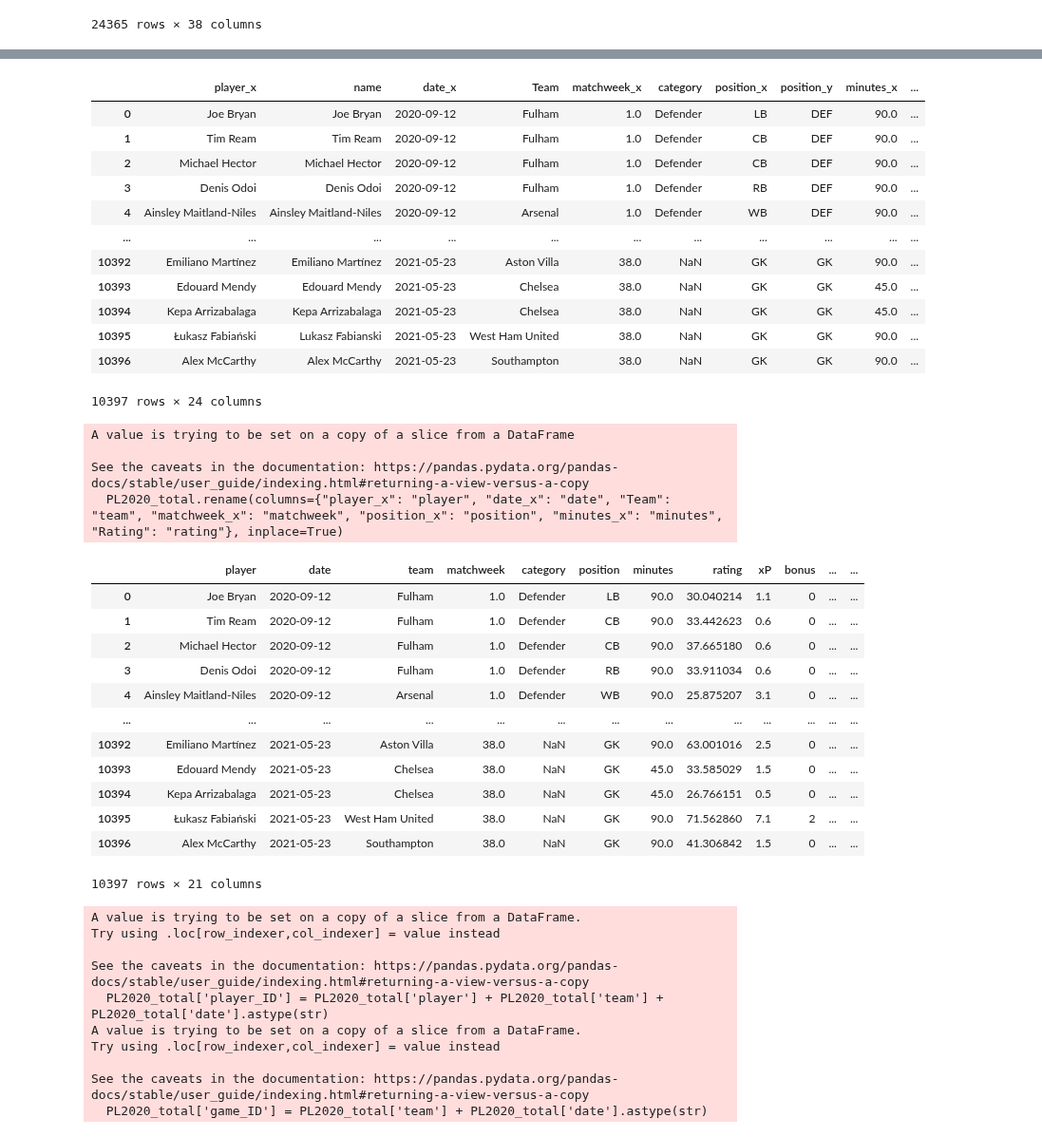
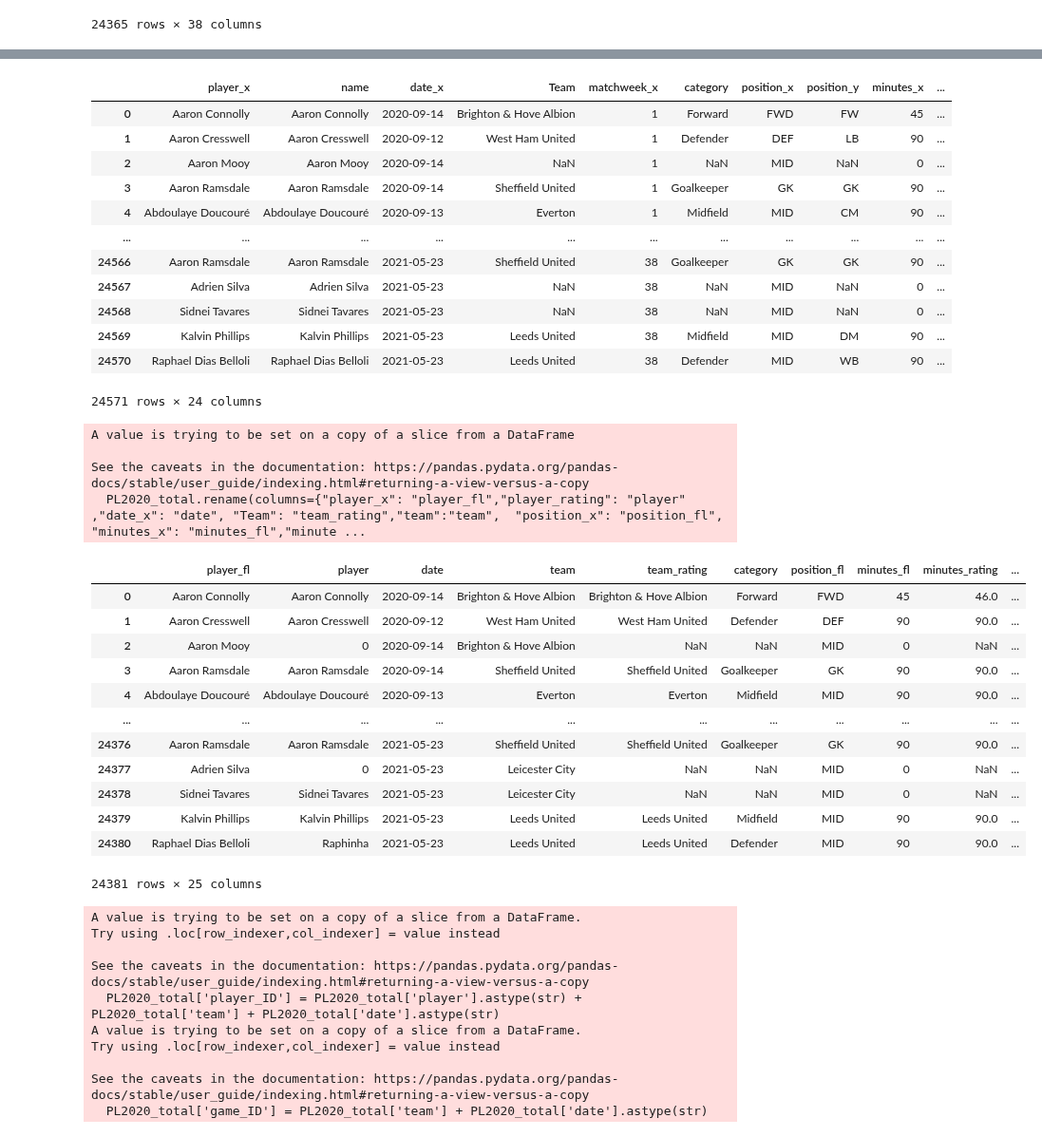
Before and after one commit to Giuliano99/Masterarbeit, a Jupyter notebook: NameMatching.ipynb, the cells around one changed output, grey strips where cells are left out. Shown at 95% size. Saved outputs shown, nothing was run; the diff lists cells and outputs as text; code cells hidden in the pictures.

Commit message:
started preparing player stats

```diff
--- a/NameMatching.ipynb
+++ b/NameMatching.ipynb
@@ -25,2 +26,3 @@ PL2020_ratings
 # %%
 PL2020_fl.replace(['Brighton', 'Leeds', 'Leicester', 'Man City', 'Man Utd', 'Newcastle', 'Sheffield Utd','Spurs','West Brom','West Ham', 'Wolves'], ['Brighton & Hove Albion', 'Leeds United', 'Leicester City','Manchester City', 'Manchester United', 'Newcastle United', 'Sheffield United','Tottenham Hotspur', 'West Bromwich Albion', 'West Ham United','Wolverhampton Wanderers'], inplace=True)
+PL2020_ratings.loc[PL2020_ratings['position'] == 'GK', 'category'] = 'Goalkeeper'
@@ -265,5 +288,5 @@ PL2020_ratings
 10394 rows × 10 columns
 # %%
-PL2020_matched = pd.merge(PL2020_ratings, PL2020_fl_matched , on='ID', how='left')
+PL2020_matched = pd.merge(PL2020_fl_matched, PL2020_ratings , on='ID', how='left')
 PL2020_matched
 # %% [output]
@@ -282,0 +306,3 @@ PL2020_matched
+# %%
+PL2020_matched['Rating'] = PL2020_matched['Rating'].fillna(0)
+PL2020_matched
@@ -285,16 +325,16 @@ PL2020_check = PL2020_matched[['player_x','name' ,'date_x' ,'Team', 'matchweek_x
 PL2020_check
 # %% [output]
 |  | player_x | name | date_x | Team | matchweek_x | category | position_x | position_y | minutes_x | ... |
-| 0 | Joe Bryan | Joe Bryan | 2020-09-12 | Fulham | 1.0 | Defender | LB | DEF | 90.0 | ... |
-| 1 | Tim Ream | Tim Ream | 2020-09-12 | Fulham | 1.0 | Defender | CB | DEF | 90.0 | ... |
-| 2 | Michael Hector | Michael Hector | 2020-09-12 | Fulham | 1.0 | Defender | CB | DEF | 90.0 | ... |
-| 3 | Denis Odoi | Denis Odoi | 2020-09-12 | Fulham | 1.0 | Defender | RB | DEF | 90.0 | ... |
-| 4 | Ainsley Maitland-Niles | Ainsley Maitland-Niles | 2020-09-12 | Arsenal | 1.0 | Defender | WB | DEF | 90.0 | ... |
+| 0 | Aaron Connolly | Aaron Connolly | 2020-09-14 | Brighton & Hove Albion | 1 | Forward | FWD | FW | 45 | ... |
+| 1 | Aaron Cresswell | Aaron Cresswell | 2020-09-12 | West Ham United | 1 | Defender | DEF | LB | 90 | ... |
+| 2 | Aaron Mooy | Aaron Mooy | 2020-09-14 | NaN | 1 | NaN | MID | NaN | 0 | ... |
+| 3 | Aaron Ramsdale | Aaron Ramsdale | 2020-09-14 | Sheffield United | 1 | Goalkeeper | GK | GK | 90 | ... |
+| 4 | Abdoulaye Doucouré | Abdoulaye Doucouré | 2020-09-13 | Everton | 1 | Midfield | MID | CM | 90 | ... |
 | ... | ... | ... | ... | ... | ... | ... | ... | ... | ... | ... |
-| 10392 | Emiliano Martínez | Emiliano Martínez | 2021-05-23 | Aston Villa | 38.0 | NaN | GK | GK | 90.0 | ... |
-| 10393 | Edouard Mendy | Edouard Mendy | 2021-05-23 | Chelsea | 38.0 | NaN | GK | GK | 45.0 | ... |
-| 10394 | Kepa Arrizabalaga | Kepa Arrizabalaga | 2021-05-23 | Chelsea | 38.0 | NaN | GK | GK | 45.0 | ... |
-| 10395 | Łukasz Fabiański | Lukasz Fabianski | 2021-05-23 | West Ham United | 38.0 | NaN | GK | GK | 90.0 | ... |
-| 10396 | Alex McCarthy | Alex McCarthy | 2021-05-23 | Southampton | 38.0 | NaN | GK | GK | 90.0 | ... |
+| 24566 | Aaron Ramsdale | Aaron Ramsdale | 2021-05-23 | Sheffield United | 38 | Goalkeeper | GK | GK | 90 | ... |
+| 24567 | Adrien Silva | Adrien Silva | 2021-05-23 | NaN | 38 | NaN | MID | NaN | 0 | ... |
+| 24568 | Sidnei Tavares | Sidnei Tavares | 2021-05-23 | NaN | 38 | NaN | MID | NaN | 0 | ... |
+| 24569 | Kalvin Phillips | Kalvin Phillips | 2021-05-23 | Leeds United | 38 | Midfield | MID | DM | 90 | ... |
+| 24570 | Raphael Dias Belloli | Raphael Dias Belloli | 2021-05-23 | Leeds United | 38 | Defender | MID | WB | 90 | ... |
-10397 rows × 24 columns
+24571 rows × 24 columns
 # %%
@@ -302,34 +342,34 @@ PL2020_check.to_excel('check_2020.xlsx')
 # %%
-PL2020_total = PL2020_matched[['player_x','date_x' ,'Team', 'matchweek_x', 'category','position_x',  'minutes_x', 'Rating', 'xP', 'bonus', 'bps',  'ict_index', 'influence', 'creativity','threat','total_points', 'transfers_balance', 'transfers_in', 'transfers_out', 'value', 'was_home' ]]
-PL2020_total.rename(columns={"player_x": "player", "date_x": "date", "Team": "team", "matchweek_x": "matchweek", "position_x": "position", "minutes_x": "minutes", "Rating": "rating"}, inplace=True)
+PL2020_total = PL2020_matched[['player_x','player_rating','date_x' ,'team','Team' ,'category','position_x', 'minutes_x' ,'minutes_y','Rating', 'xP', 'bonus', 'bps',  'ict_index', 'influence', 'creativity','threat','total_points', 'transfers_balance', 'transfers_in', 'transfers_out', 'value', 'was_home', 'opponent_team', 'selected' ]]
+PL2020_total.rename(columns={"player_x": "player_fl","player_rating": "player" ,"date_x": "date", "Team": "team_rating","team":"team",  "position_x": "position_fl", "minutes_x": "minutes_fl","minutes_y": "minutes_rating" ,"Rating": "rating"}, inplace=True)
 PL2020_total
 # %% [output]
 A value is trying to be set on a copy of a slice from a DataFrame
 
 See the caveats in the documentation: https://pandas.pydata.org/pandas-docs/stable/user_guide/indexing.html#returning-a-view-versus-a-copy
-  PL2020_total.rename(columns={"player_x": "player", "date_x": "date", "Team": "team", "matchweek_x": "matchweek", "position_x": "position", "minutes_x": "minutes", "Rating": "rating"}, inplace=True)
+  PL2020_total.rename(columns={"player_x": "player_fl","player_rating": "player" ,"date_x": "date", "Team": "team_rating","team":"team",  "position_x": "position_fl", "minutes_x": "minutes_fl","minute ...
-|  | player | date | team | matchweek | category | position | minutes | rating | xP | bonus | ... | ... |
-| 0 | Joe Bryan | 2020-09-12 | Fulham | 1.0 | Defender | LB | 90.0 | 30.040214 | 1.1 | 0 | ... | ... |
-| 1 | Tim Ream | 2020-09-12 | Fulham | 1.0 | Defender | CB | 90.0 | 33.442623 | 0.6 | 0 | ... | ... |
-| 2 | Michael Hector | 2020-09-12 | Fulham | 1.0 | Defender | CB | 90.0 | 37.665180 | 0.6 | 0 | ... | ... |
-| 3 | Denis Odoi | 2020-09-12 | Fulham | 1.0 | Defender | RB | 90.0 | 33.911034 | 0.6 | 0 | ... | ... |
-| 4 | Ainsley Maitland-Niles | 2020-09-12 | Arsenal | 1.0 | Defender | WB | 90.0 | 25.875207 | 3.1 | 0 | ... | ... |
-| ... | ... | ... | ... | ... | ... | ... | ... | ... | ... | ... | ... | ... |
-| 10392 | Emiliano Martínez | 2021-05-23 | Aston Villa | 38.0 | NaN | GK | 90.0 | 63.001016 | 2.5 | 0 | ... | ... |
-| 10393 | Edouard Mendy | 2021-05-23 | Chelsea | 38.0 | NaN | GK | 45.0 | 33.585029 | 1.5 | 0 | ... | ... |
-| 10394 | Kepa Arrizabalaga | 2021-05-23 | Chelsea | 38.0 | NaN | GK | 45.0 | 26.766151 | 0.5 | 0 | ... | ... |
-| 10395 | Łukasz Fabiański | 2021-05-23 | West Ham United | 38.0 | NaN | GK | 90.0 | 71.562860 | 7.1 | 2 | ... | ... |
-| 10396 | Alex McCarthy | 2021-05-23 | Southampton | 38.0 | NaN | GK | 90.0 | 41.306842 | 1.5 | 0 | ... | ... |
+|  | player_fl | player | date | team | team_rating | category | position_fl | minutes_fl | minutes_rating | ... |
+| 0 | Aaron Connolly | Aaron Connolly | 2020-09-14 | Brighton & Hove Albion | Brighton & Hove Albion | Forward | FWD | 45 | 46.0 | ... |
+| 1 | Aaron Cresswell | Aaron Cresswell | 2020-09-12 | West Ham United | West Ham United | Defender | DEF | 90 | 90.0 | ... |
+| 2 | Aaron Mooy | 0 | 2020-09-14 | Brighton & Hove Albion | NaN | NaN | MID | 0 | NaN | ... |
+| 3 | Aaron Ramsdale | Aaron Ramsdale | 2020-09-14 | Sheffield United | Sheffield United | Goalkeeper | GK | 90 | 90.0 | ... |
+| 4 | Abdoulaye Doucouré | Abdoulaye Doucouré | 2020-09-13 | Everton | Everton | Midfield | MID | 90 | 90.0 | ... |
+| ... | ... | ... | ... | ... | ... | ... | ... | ... | ... | ... |
+| 24376 | Aaron Ramsdale | Aaron Ramsdale | 2021-05-23 | Sheffield United | Sheffield United | Goalkeeper | GK | 90 | 90.0 | ... |
+| 24377 | Adrien Silva | 0 | 2021-05-23 | Leicester City | NaN | NaN | MID | 0 | NaN | ... |
+| 24378 | Sidnei Tavares | Sidnei Tavares | 2021-05-23 | Leicester City | NaN | NaN | MID | 0 | NaN | ... |
+| 24379 | Kalvin Phillips | Kalvin Phillips | 2021-05-23 | Leeds United | Leeds United | Midfield | MID | 90 | 90.0 | ... |
+| 24380 | Raphael Dias Belloli | Raphinha | 2021-05-23 | Leeds United | Leeds United | Defender | MID | 90 | 90.0 | ... |
-10397 rows × 21 columns
+24381 rows × 25 columns
 # %%
-PL2020_total['player_ID'] = PL2020_total['player'] + PL2020_total['team'] + PL2020_total['date'].astype(str)
+PL2020_total['player_ID'] = PL2020_total['player'].astype(str) + PL2020_total['team'] + PL2020_total['date'].astype(str)
 PL2020_total['game_ID'] = PL2020_total['team'] + PL2020_total['date'].astype(str)
 # %% [output]
 A value is trying to be set on a copy of a slice from a DataFrame.
 Try using .loc[row_indexer,col_indexer] = value instead
 
 See the caveats in the documentation: https://pandas.pydata.org/pandas-docs/stable/user_guide/indexing.html#returning-a-view-versus-a-copy
-  PL2020_total['player_ID'] = PL2020_total['player'] + PL2020_total['team'] + PL2020_total['date'].astype(str)
+  PL2020_total['player_ID'] = PL2020_total['player'].astype(str) + PL2020_total['team'] + PL2020_total['date'].astype(str)
 A value is trying to be set on a copy of a slice from a DataFrame.
 Try using .loc[row_indexer,col_indexer] = value instead
 
```
Also changed, not shown: parts of 17 cells of this notebook, 4 other files.
